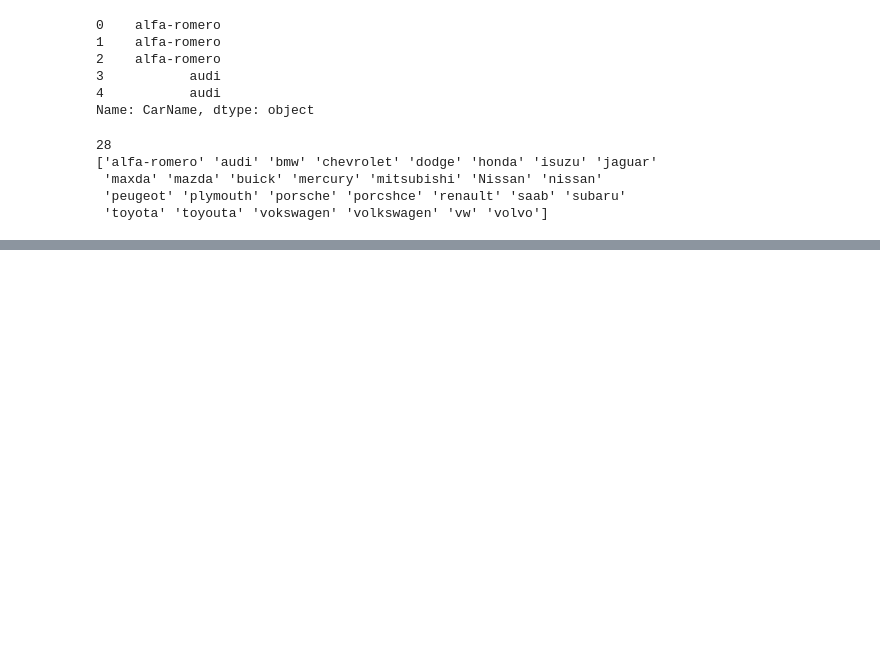
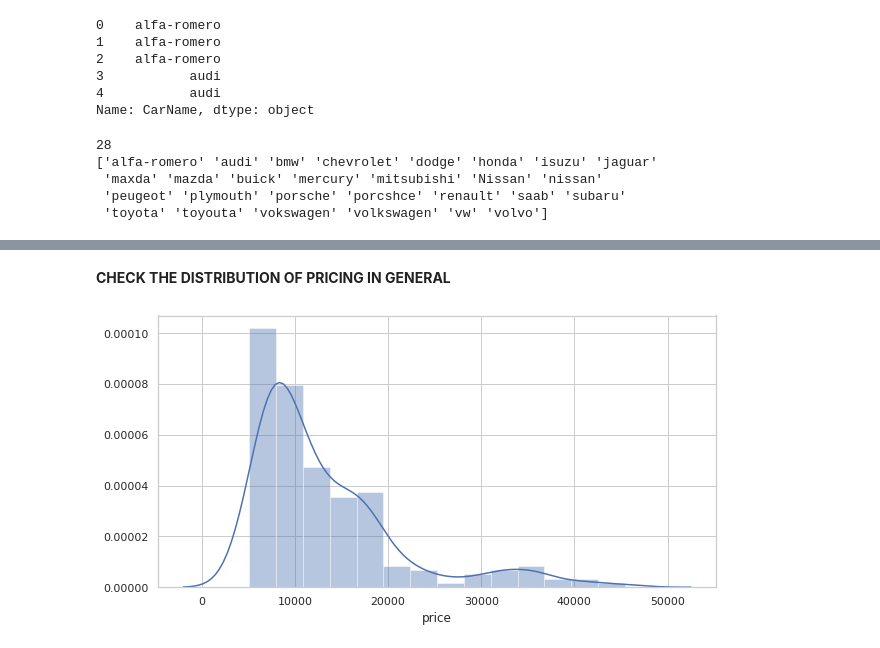
Before and after one commit to HemantTiwariGitHub/IntelligenceCodes, a Jupyter notebook: CarPriceAssignment.ipynb, the cells around one changed output, grey strips where cells are left out. Drawn from its saved outputs; the diff is of its cells as text; code cells hidden in the pictures; blank space fills up the shorter version.

```diff
--- a/CarPriceAssignment.ipynb
+++ b/CarPriceAssignment.ipynb
@@ -101,0 +251,9 @@ print (Manufacturers)
+# %% [markdown]
+**CHECK THE DISTRIBUTION OF PRICING IN GENERAL**
+# %%
+
+plt.figure(figsize=(10,5))
+sns.distplot(carPrices['price'])
+plt.show()
+# %% [output]
+[figure, added]
```
Also changed, not shown: parts of 95 cells of this notebook.
